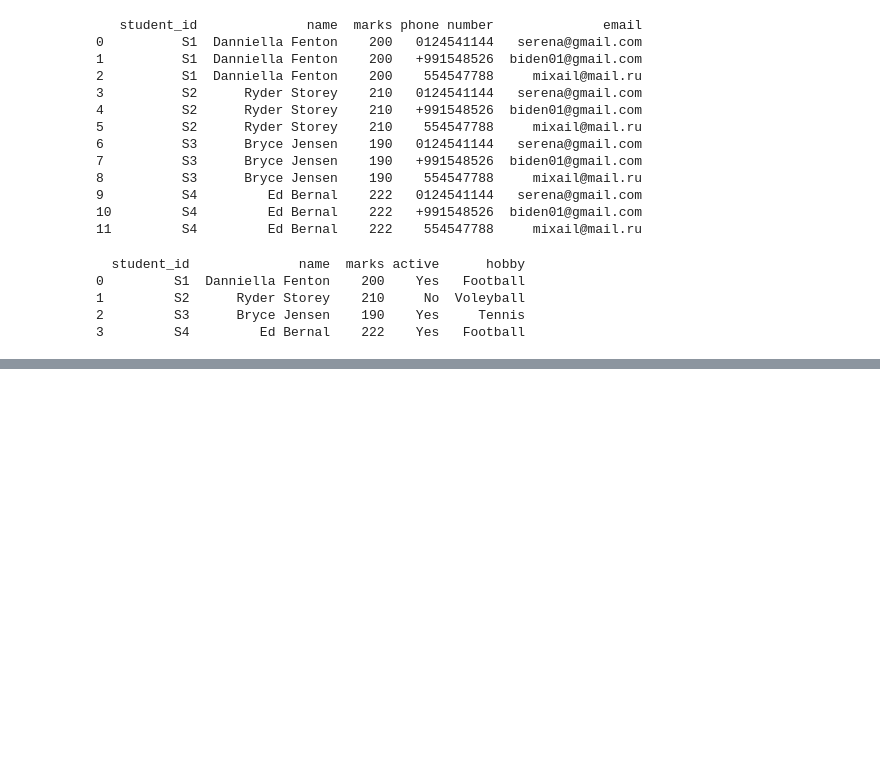
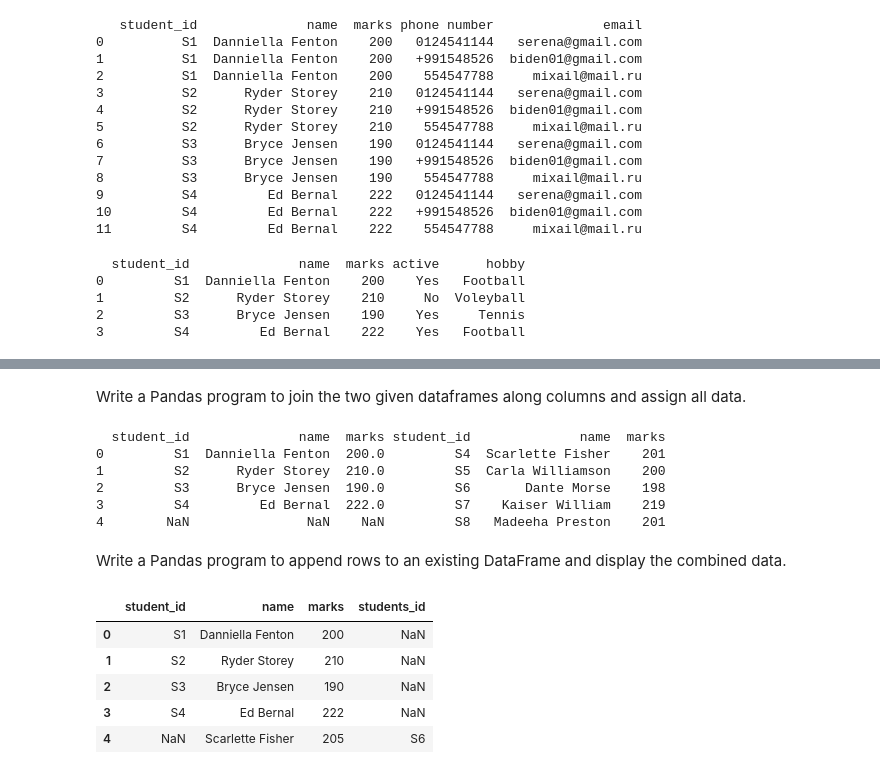
Before and after one commit to Simaniyeva/Data-Science-and-Machine-Learning-Fundamentals-Course, a Jupyter notebook: Pandas_for_Data_Handling.ipynb, the cells around one changed output, grey strips where cells are left out. Drawn from its saved outputs; the diff is of its cells as text; code cells hidden in the pictures; blank space fills up the shorter version.

```diff
--- a/Pandas_for_Data_Handling.ipynb
+++ b/Pandas_for_Data_Handling.ipynb
@@ -311,0 +408,18 @@ print(students_8)
+# %%
+student_data1={"student_id":["S1","S2","S3","S4"],"name":["Danniella Fenton","Ryder Storey","Bryce Jensen","Ed Bernal"],"marks":[200,210,190,222]}
+students_1=pd.DataFrame(student_data1)
+
+student_data2={"student_id":["S4","S5","S6","S7","S8"],"name":["Scarlette Fisher","Carla Williamson","Dante Morse","Kaiser William","Madeeha Preston"],"marks":[201,200,198,219,201]}
+students_2=pd.DataFrame(student_data2)
+
+student_data3={"active":['Yes','No','Yes','Yes'],"hobby":['Football','Voleyball',"Tennis","Football"]}
+students_3=pd.DataFrame(student_data3)
+
+contacts={"phone number":["0124541144","+991548526","554547788"],"email":["serena@gmail.com","biden01@gmail.com","mixail@mail.ru"]}
+contacts=pd.DataFrame(contacts)
+print(students_1)
+print()
+print(students_2)
+print()
+print(students_3)
+print(contacts)
@@ -311,0 +460,26 @@ print(students_8)
+# %% [markdown]
+Write a Pandas program to join the two given dataframes along columns and assign all data.
+# %%
+all_students=pd.concat([students_1,students_2],axis=1)
+print(all_students)
+# %% [output]
+  student_id              name  marks student_id              name  marks
+0         S1  Danniella Fenton  200.0         S4  Scarlette Fisher    201
+1         S2      Ryder Storey  210.0         S5  Carla Williamson    200
+2         S3      Bryce Jensen  190.0         S6       Dante Morse    198
+3         S4         Ed Bernal  222.0         S7    Kaiser William    219
+4        NaN               NaN    NaN         S8   Madeeha Preston    201
+# %% [markdown]
+Write a Pandas program to append rows to an existing DataFrame and display the combined data.
+# %%
+new_row={"students_id":"S6","name":"Scarlette Fisher","marks":205}
+students_1=students_1._append(new_row,ignore_index=True)
+# %%
+students_1
+# %% [output]
+|  | student_id | name | marks | students_id |
+| 0 | S1 | Danniella Fenton | 200 | NaN |
+| 1 | S2 | Ryder Storey | 210 | NaN |
+| 2 | S3 | Bryce Jensen | 190 | NaN |
+| 3 | S4 | Ed Bernal | 222 | NaN |
+| 4 | NaN | Scarlette Fisher | 205 | S6 |
```
Also changed, not shown: parts of 16 cells of this notebook.
